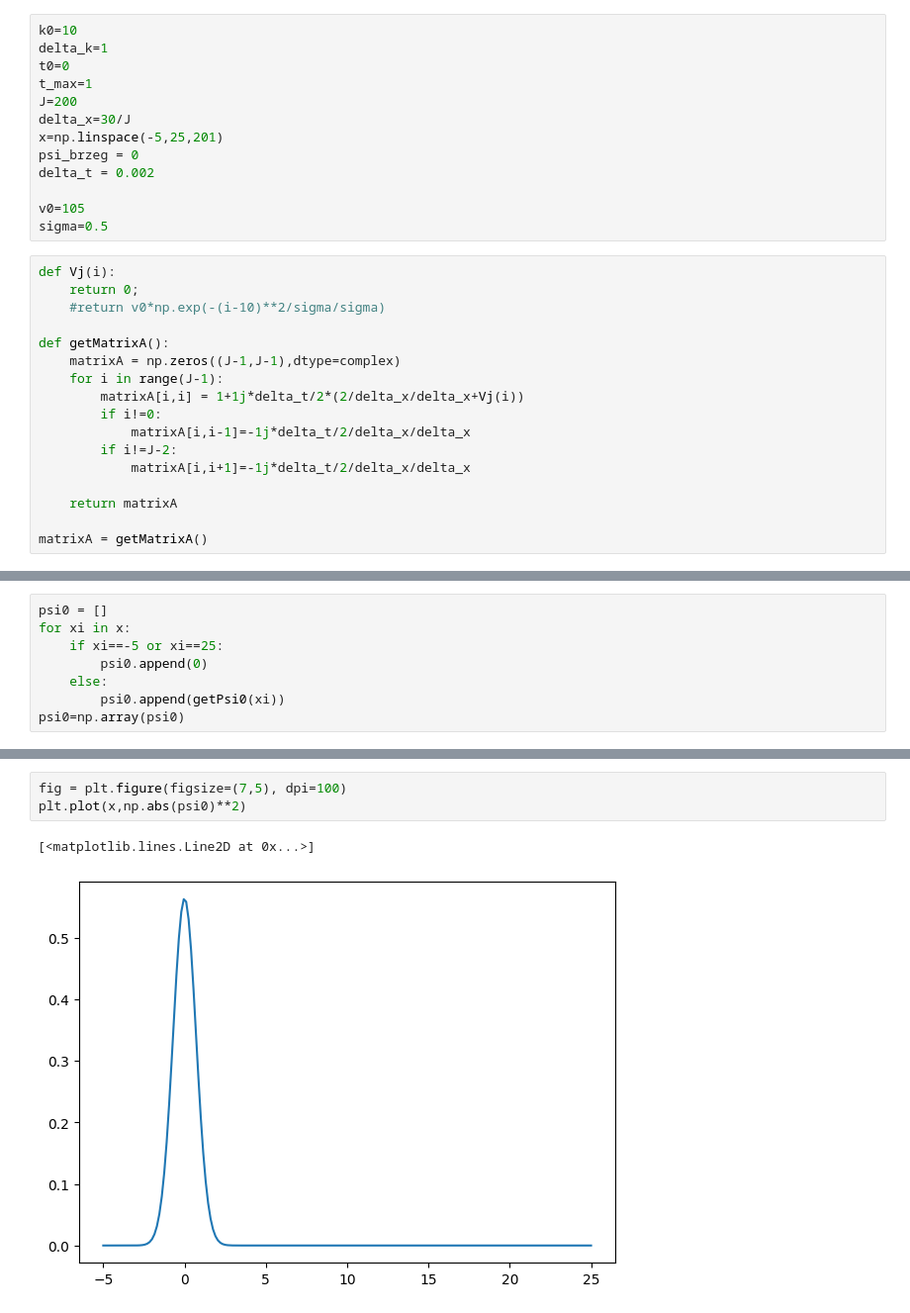
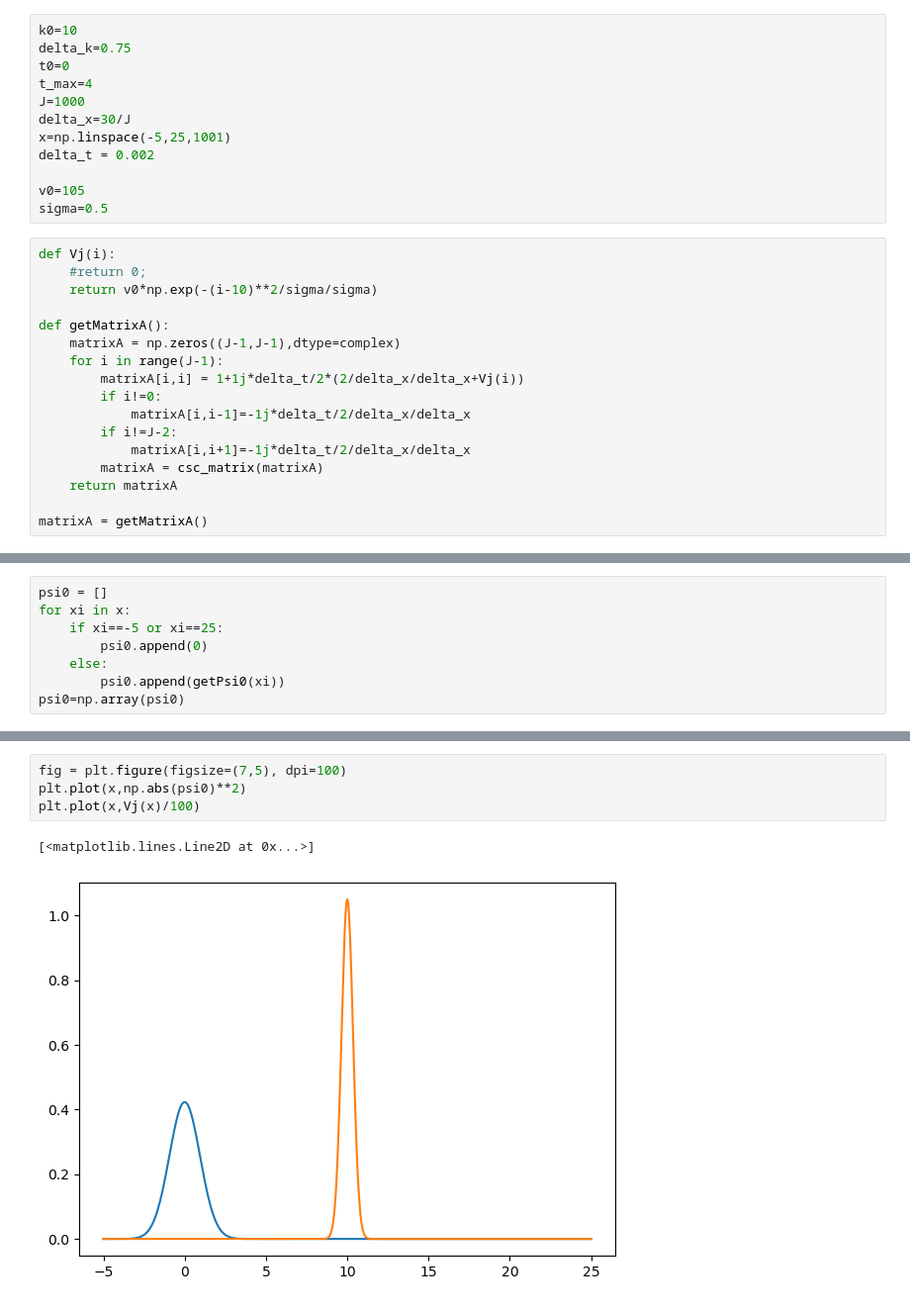
Before and after one commit to Caitlin506/KMS, a Jupyter notebook: lab2.ipynb, the cells around one changed output, grey strips where cells are left out. Shown: that part at 99% size. Saved outputs shown, nothing was run; the diff lists cells and outputs as text.

```diff
--- a/lab2.ipynb
+++ b/lab2.ipynb
@@ -7,21 +9,20 @@ import matplotlib.animation as animation
 from IPython.display import HTML
 # %%
 k0=10
-delta_k=1
+delta_k=0.75
 t0=0
-t_max=1
-J=200
+t_max=4
+J=1000
 delta_x=30/J
-x=np.linspace(-5,25,201)
-psi_brzeg = 0
+x=np.linspace(-5,25,1001)
 delta_t = 0.002
 
 v0=105
 sigma=0.5
 # %%
 def Vj(i):
-    return 0;
-    #return v0*np.exp(-(i-10)**2/sigma/sigma)
+    #return 0;
+    return v0*np.exp(-(i-10)**2/sigma/sigma)
 
 def getMatrixA():
     matrixA = np.zeros((J-1,J-1),dtype=complex)
@@ -31,7 +32,7 @@ def getMatrixA():
             matrixA[i,i-1]=-1j*delta_t/2/delta_x/delta_x
         if i!=J-2:
             matrixA[i,i+1]=-1j*delta_t/2/delta_x/delta_x
-
+        matrixA = csc_matrix(matrixA)
     return matrixA
 
 matrixA = getMatrixA()
@@ -71,7 +72,8 @@ newPsi = getNewPsi(psi0,r0)
 # %%
 fig = plt.figure(figsize=(7,5), dpi=100)
 plt.plot(x,np.abs(psi0)**2)
+plt.plot(x,Vj(x)/100)
 # %% [output]
 [<matplotlib.lines.Line2D at 0x...>]
-[figure, old version]
+[figure, new version]
 # %%
```
Also changed, not shown: parts of 6 cells of this notebook.
